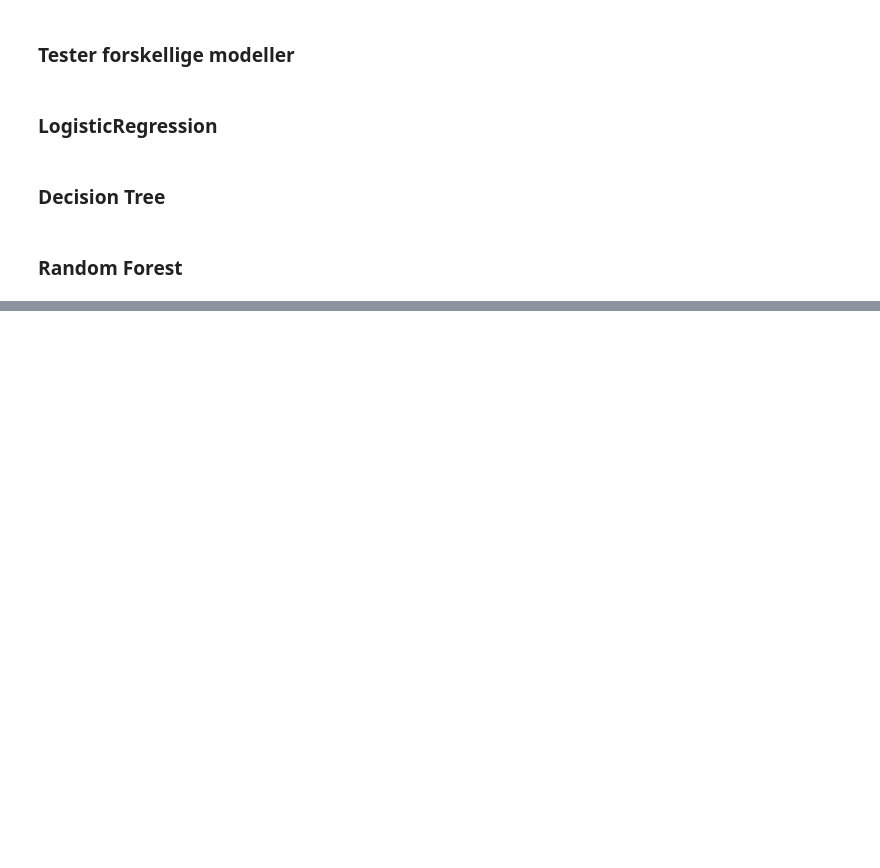
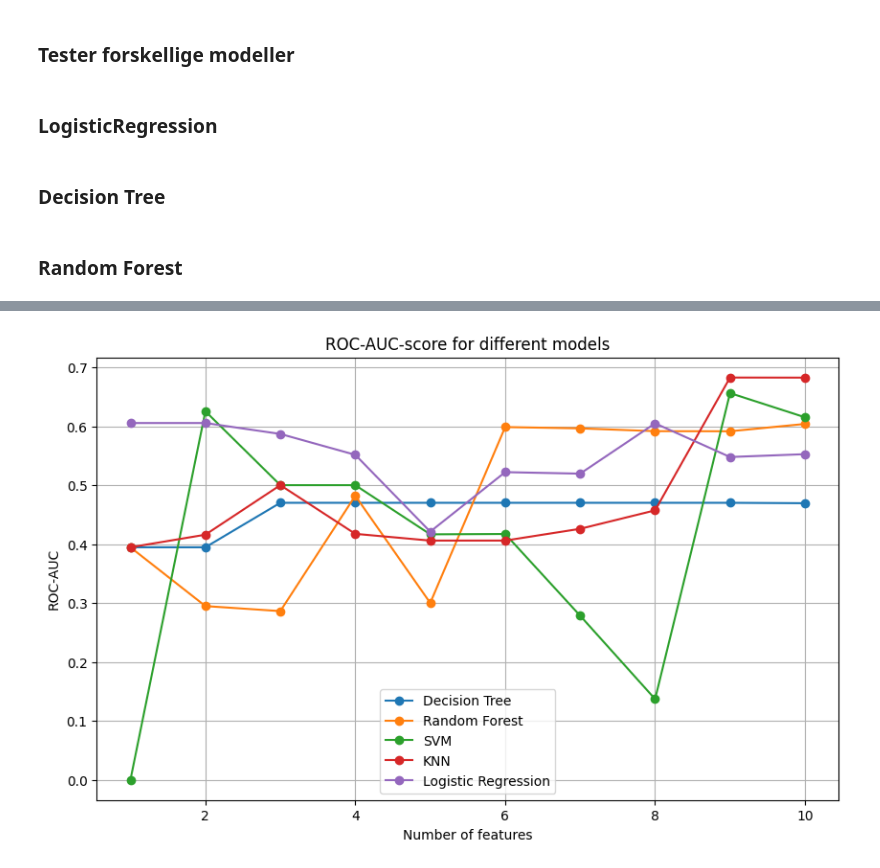
Before and after one commit to MathiasKirk/Projekt_Kandidat2, a Jupyter notebook: MLmodel_PSGandDetektion/FigurForskelligeModellerAUC.ipynb, the cells around one changed output, grey strips where cells are left out. Drawn from its saved outputs; the diff is of its cells as text; code cells hidden in the pictures; blank space fills up the shorter version.

```diff
--- a/MLmodel_PSGandDetektion/FigurForskelligeModellerAUC.ipynb
+++ b/MLmodel_PSGandDetektion/FigurForskelligeModellerAUC.ipynb
@@ -343,0 +486,85 @@ sfs.subsets_
+# %%
+X = data[['AVGHR', 'AVGRR', 'AVGACT', 'SLEEPSCORE', 'DURATIONINBED', 'DURATIONAWAKE', 'DURATIONINSLEEP', 'DURATIONINREM', 'DURATIONINLIGHT', 'DURATIONINDEEP', 'DURATIONSLEEPONSET', 'BEDEXITDURATION', 'BEDEXITCOUNT', 'TOSSNTURNCOUNT', 'FROMGMTOFFSET', 'MINHR', 'MAXHR', 'MINRR', 'MAXRR', 'FMCOUNT', 'AWAKENINGS', 'HRVSCORE', 'HRVLF', 'HRVHF', 'HRVRMSSDEVENING', 'HRVRMSSDMORNING', 'BPSYS', 'BPDIA', 'HR', 'WEIGHT', 'STEPS', 'NYHABL', 'AGEBL', 'WEIGHTBL', 'HEIGHTBL', 'BPSYSBL', 'BPDIABL', 'HRB', 'EFTITBL', 'GENDER']]
+y = data['SLEEPAPNEA']
+
+patient_ids = data['patient_ID']
+
+# Find unikke patient-ID'er
+unique_patients = np.unique(patient_ids)
+
+# Opdel patient-ID'er i træning og test
+train_patients, test_patients = train_test_split(unique_patients, test_size=0.2, random_state=42)
+
+# Opdel data efter patient-ID
+X_train = X[patient_ids.isin(train_patients)]
+y_train = y[patient_ids.isin(train_patients)]
+X_test = X[patient_ids.isin(test_patients)]
+y_test = y[patient_ids.isin(test_patients)]
+
+models = [
+    DecisionTreeClassifier(),
+    RandomForestClassifier(),
+    SVC(probability=True),
+    KNeighborsClassifier(),
+    LogisticRegression()
+]
+
+model_names = ['Decision Tree', 'Random Forest', 'SVM', 'KNN', 'Logistic Regression']
+
+auc_scores = []
+
+# Træn modellerne og evaluer ROC-AUC-scoren for hver model med forskellige antal features
+num_features = range(1, 11)
+
+for model in models:
+    scores = []
+    for num in num_features:
+        selector = SelectKBest(f_classif, k=num)
+        X_train_selected = selector.fit_transform(X_train, y_train)
+        X_test_selected = selector.transform(X_test)
+
+        pipeline = Pipeline([
+            ('selector', selector),
+            ('model', model)
+        ])
+
+        parameters = {}
+
+        # Define the hyperparameters to be tuned for each model
+        if isinstance(model, DecisionTreeClassifier): # Check if model is a Decision Tree
+            parameters = {'model__max_depth': [None, 5, 10], # Define hyperparameters for the model
+                          'model__min_samples_split': [2, 5, 10]} # Define hyperparameters for the model
+        elif isinstance(model, RandomForestClassifier):
+            parameters = {'model__n_estimators': [100, 200, 300],
+                          'model__max_depth': [None, 5, 10]}
+        elif isinstance(model, SVC):
+            parameters = {'model__C': [1, 10, 100],
+                          'model__gamma': [0.1, 1, 10]}
+        elif isinstance(model, KNeighborsClassifier):
+            parameters = {'model__n_neighbors': [3, 5, 7]}
+        elif isinstance(model, LogisticRegression):
+            parameters = {'model__C': [0.1, 1, 10]}
+
+        # Perform grid search with cross-validation
+        grid_search = GridSearchCV(pipeline, parameters, scoring='roc_auc', cv=5) # Define grid search
+        grid_search.fit(X_train_selected, y_train) # Fit grid search
+
+        best_model = grid_search.best_estimator_
+
+        y_pred_proba = best_model.predict_proba(X_test_selected)[:, 1]
+        roc_auc = roc_auc_score(y_test, y_pred_proba)
+        scores.append(roc_auc)
+    auc_scores.append(scores)
+
+plt.figure(figsize=(10, 6))
+
+for i in range(len(models)):
+    plt.plot(num_features, auc_scores[i], '-o', label=model_names[i])
+
+plt.xlabel('Number of features')
+plt.ylabel('ROC-AUC')
+plt.title('ROC-AUC-score for different models')
+plt.legend()
+plt.grid(True)
+plt.show()
+# %% [output]
@@ -343,0 +588 @@ sfs.subsets_
+[figure, added]
```
Also changed, not shown: parts of 4 cells of this notebook.
